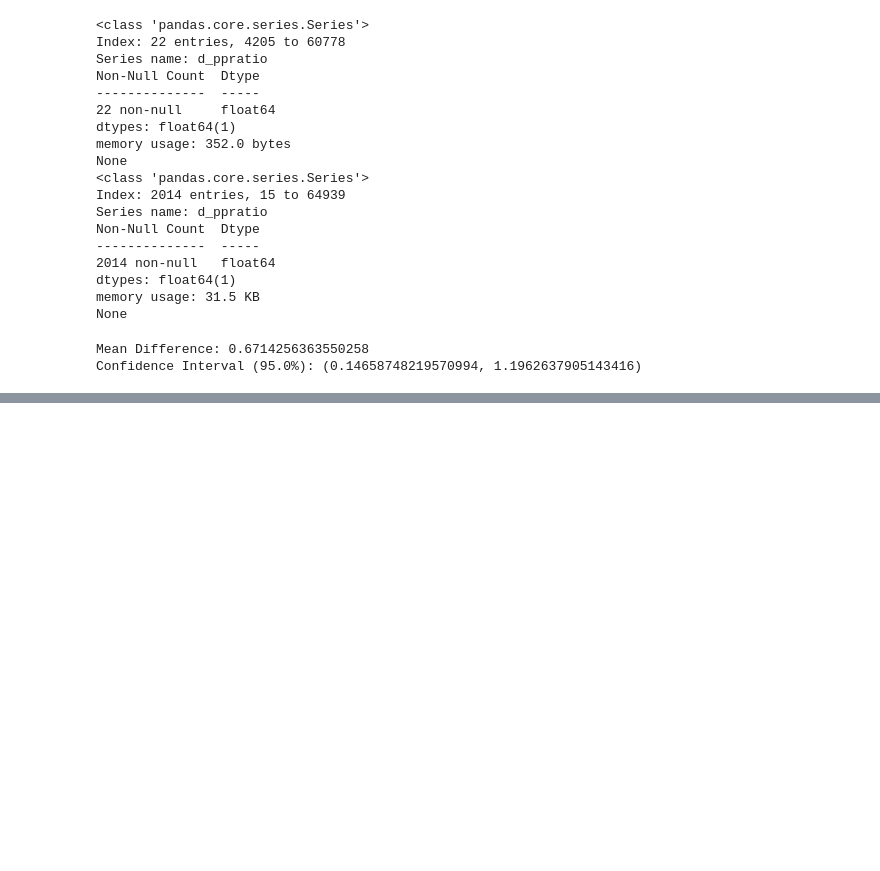
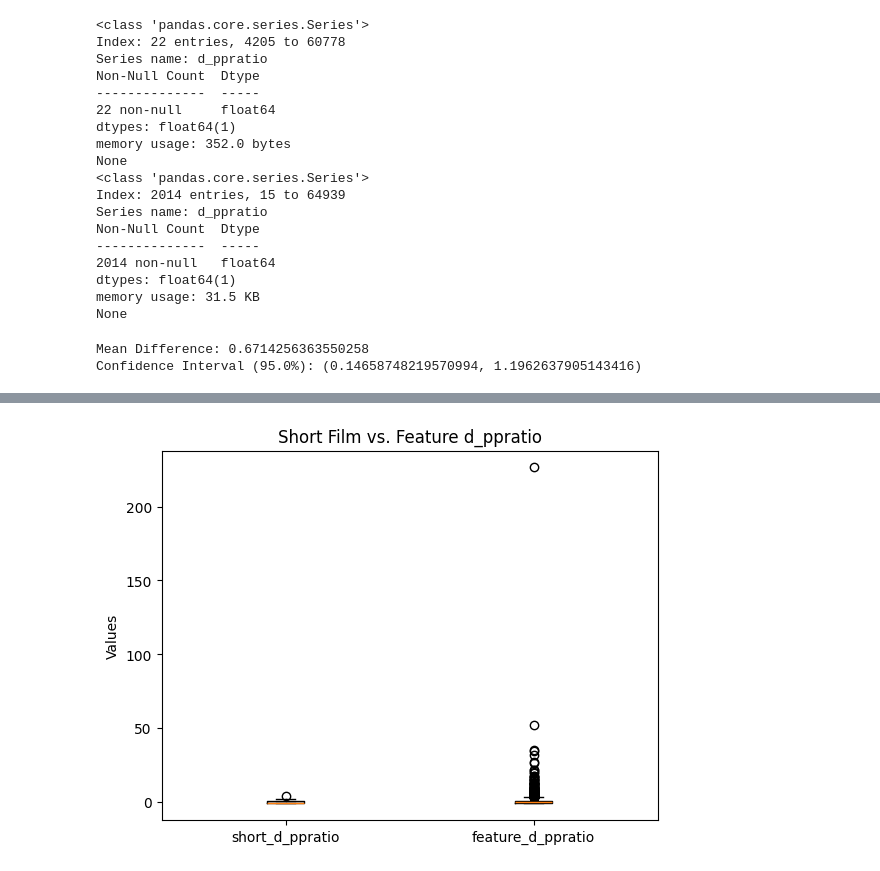
Before and after one commit to emmascotson/Movie-Data-Analysis, a Jupyter notebook: notebooks/exploratory.ipynb, the cells around one changed output, grey strips where cells are left out. Saved outputs shown, nothing was run; the diff lists cells and outputs as text; code cells hidden in the pictures; blank space fills up the shorter version.

```diff
--- a/notebooks/exploratory.ipynb
+++ b/notebooks/exploratory.ipynb
@@ -2730,0 +2760,15 @@ The findings of this test suggest that there is a **95% chance the mean of featu
+# %%
+#plotting boxplot
+fig, ax = plt.subplots()
+ax.boxplot([short_d_ppratio, feature_d_ppratio])
+#add labels
+ax.set_xticklabels(['short_d_ppratio', 'feature_d_ppratio'])
+
+#add title and labels
+ax.set_title('Short Film vs. Feature d_ppratio')
+ax.set_ylabel('Values')
+
+# Show the plot
+plt.show()
+# %% [output]
+[figure, added]
```
Also changed, not shown: parts of 50 cells of this notebook.
